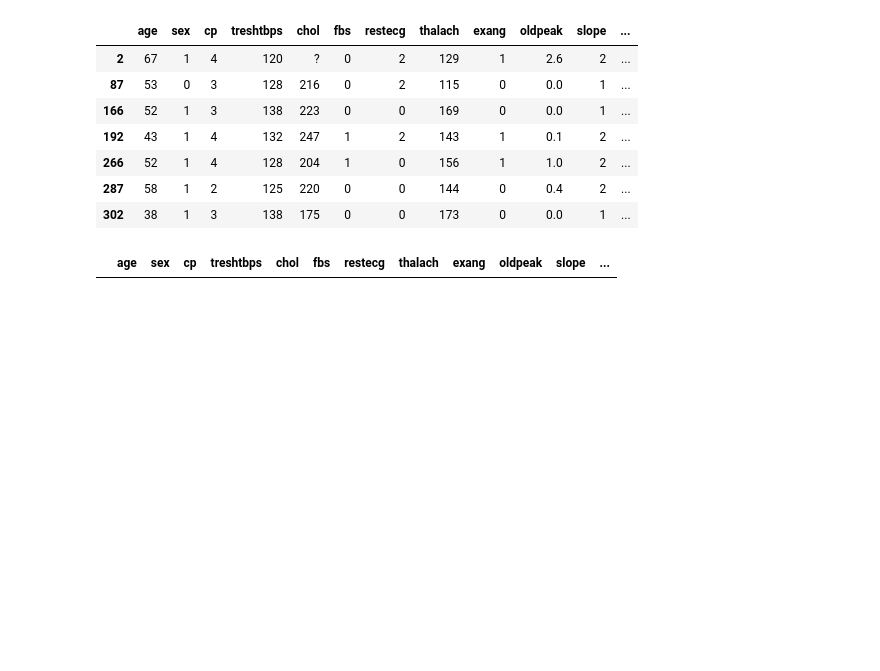
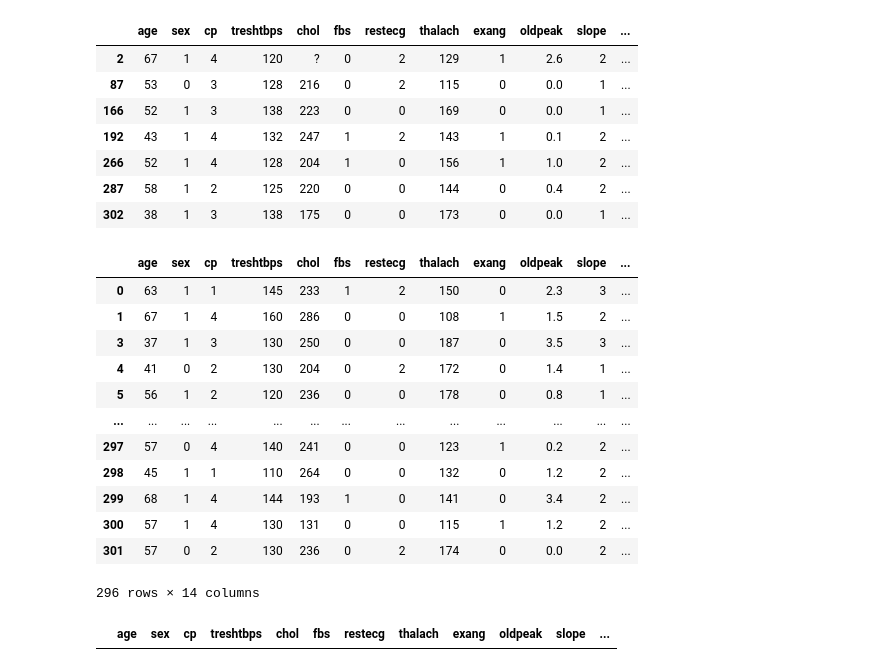
Before and after one commit to zardness/Sang, a Jupyter notebook: source/05_DeepLearning/06_심장병발병예측(로지스틱회귀,분류).ipynb, the cells around one changed output. Cells and saved outputs as stored; diff of their text form; code cells hidden in the pictures; blank space fills up the shorter version.

```diff
--- a/source/05_DeepLearning/06_심장병발병예측(로지스틱회귀,분류).ipynb
+++ b/source/05_DeepLearning/06_심장병발병예측(로지스틱회귀,분류).ipynb
@@ -113,4 +131,22 @@ df[(df['chol']=='?') |(df['ca']=='?') | (df['hsl']=='?')]
 | 266 | 52 | 1 | 4 | 128 | 204 | 1 | 0 | 156 | 1 | 1.0 | 2 | ... |
 | 287 | 58 | 1 | 2 | 125 | 220 | 0 | 0 | 144 | 0 | 0.4 | 2 | ... |
 | 302 | 38 | 1 | 3 | 138 | 175 | 0 | 0 | 173 | 0 | 0.0 | 1 | ... |
+# %%
+# 방법1 : ?가있는 행을 삭제
+drop_idx = df[(df['chol']=='?') |(df['ca']=='?') | (df['hsl']=='?')].index #삭제할 행
+df.drop(drop_idx)
+# %% [output]
+|  | age | sex | cp | treshtbps | chol | fbs | restecg | thalach | exang | oldpeak | slope | ... |
+| 0 | 63 | 1 | 1 | 145 | 233 | 1 | 2 | 150 | 0 | 2.3 | 3 | ... |
+| 1 | 67 | 1 | 4 | 160 | 286 | 0 | 0 | 108 | 1 | 1.5 | 2 | ... |
+| 3 | 37 | 1 | 3 | 130 | 250 | 0 | 0 | 187 | 0 | 3.5 | 3 | ... |
+| 4 | 41 | 0 | 2 | 130 | 204 | 0 | 2 | 172 | 0 | 1.4 | 1 | ... |
+| 5 | 56 | 1 | 2 | 120 | 236 | 0 | 0 | 178 | 0 | 0.8 | 1 | ... |
+| ... | ... | ... | ... | ... | ... | ... | ... | ... | ... | ... | ... | ... |
+| 297 | 57 | 0 | 4 | 140 | 241 | 0 | 0 | 123 | 1 | 0.2 | 2 | ... |
+| 298 | 45 | 1 | 1 | 110 | 264 | 0 | 0 | 132 | 0 | 1.2 | 2 | ... |
+| 299 | 68 | 1 | 4 | 144 | 193 | 1 | 0 | 141 | 0 | 3.4 | 2 | ... |
+| 300 | 57 | 1 | 4 | 130 | 131 | 0 | 0 | 115 | 1 | 1.2 | 2 | ... |
+| 301 | 57 | 0 | 2 | 130 | 236 | 0 | 2 | 174 | 0 | 0.0 | 2 | ... |
+296 rows × 14 columns
 # %%
```
Also changed, not shown: parts of 38 cells of this notebook, 2 other files.
